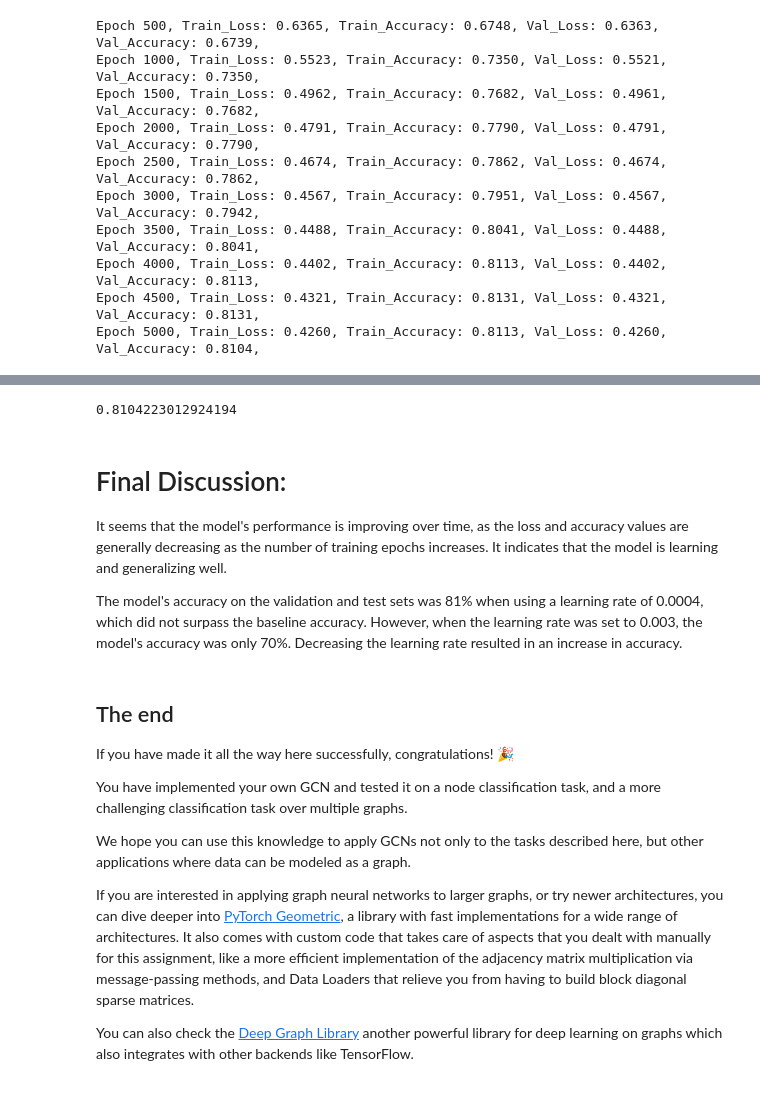
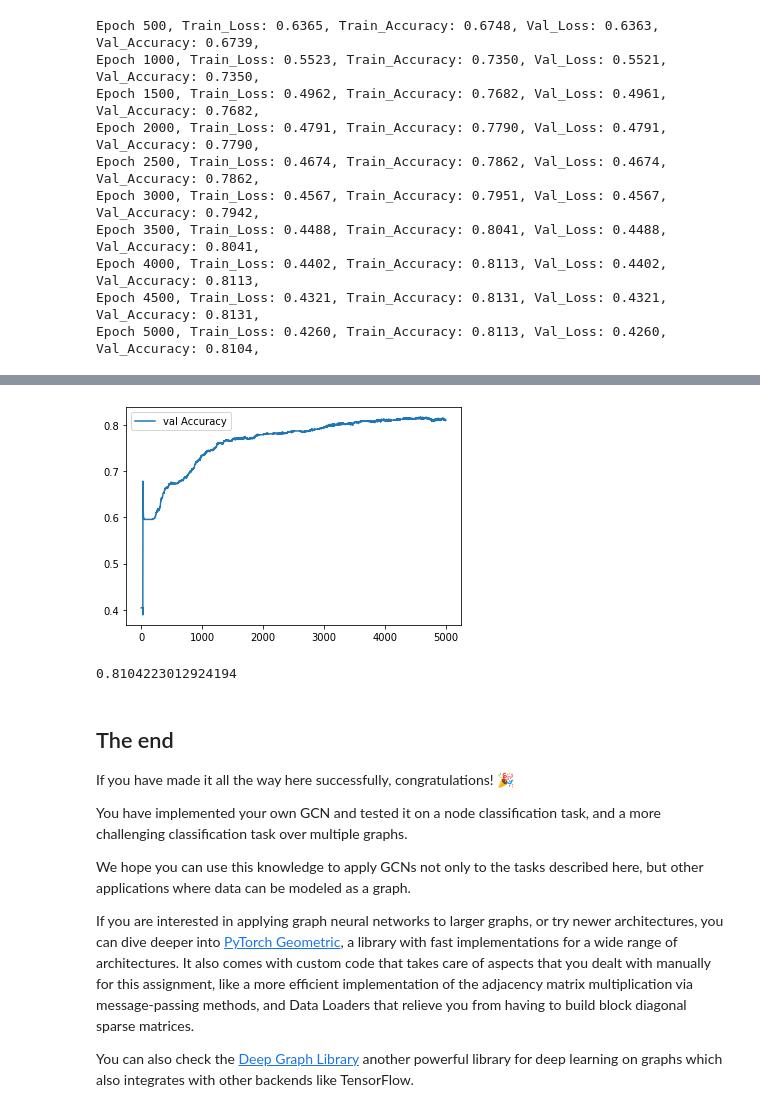
Before and after one commit to Jpayanshi/GCN-Assignment, a Jupyter notebook: assignment_4b.ipynb, the cells around one changed output, grey strips where cells are left out. Saved outputs shown, nothing was run; the diff lists cells and outputs as text; code cells hidden in the pictures.

```diff
--- a/assignment_4b.ipynb
+++ b/assignment_4b.ipynb
@@ -857,3 +866,9 @@ plt.show()
+# %%
+plt.plot(val_accuracies, label='val Accuracy')
+plt.legend()
+plt.show()
+# %% [output]
+[figure, added]
 # %%
 # Test
 gc.eval()
@@ -878,12 +882,3 @@ Decreasing the learning rate resulted in an increase in accuracy.
-# %% [markdown]
-# Final Discussion:
-
-It seems that the model's performance is improving over time, as the loss and accuracy values are generally decreasing
-as the number of training epochs increases. It indicates that the model is learning and generalizing well.
-
-The model's accuracy on the validation and test sets was 81% when using a learning rate of 0.0004,
-which did not surpass the baseline accuracy. However, when the learning rate was set to 0.003, the model's accuracy was only 70%.
-Decreasing the learning rate resulted in an increase in accuracy.
 # %% [markdown]
 ## The end
 
```
Also changed, not shown: parts of 8 cells of this notebook.
